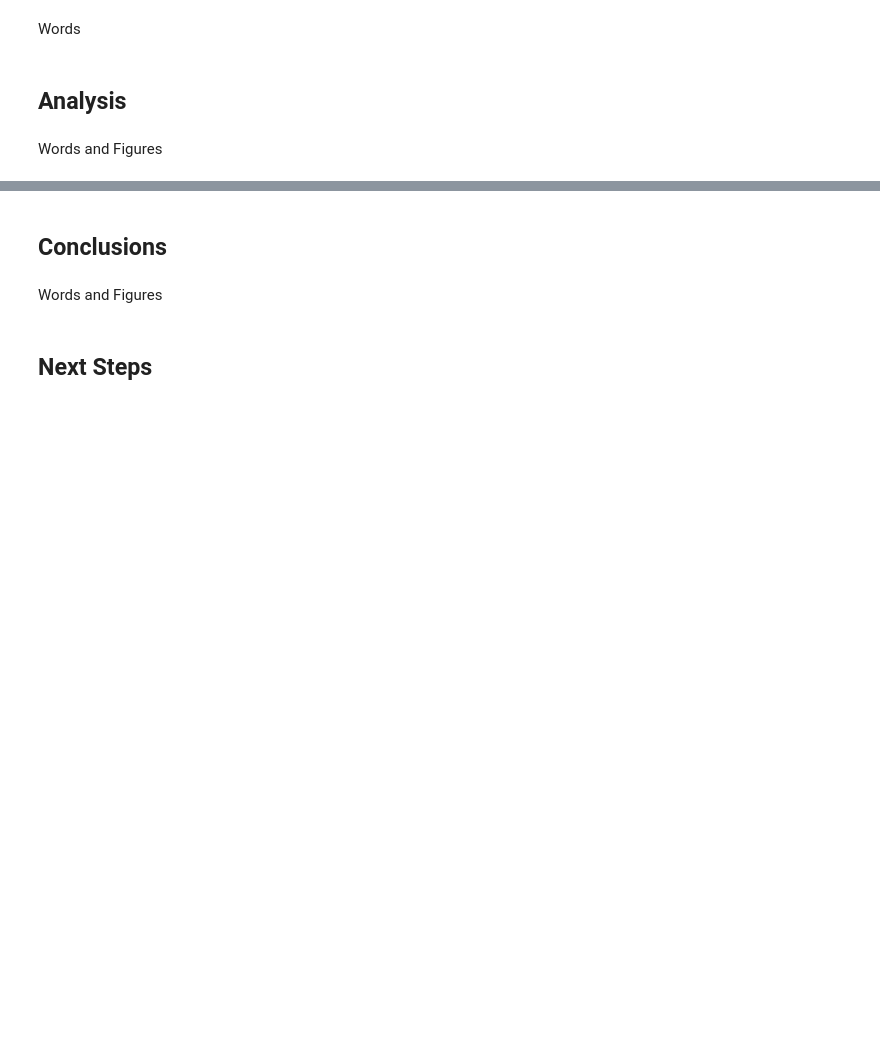
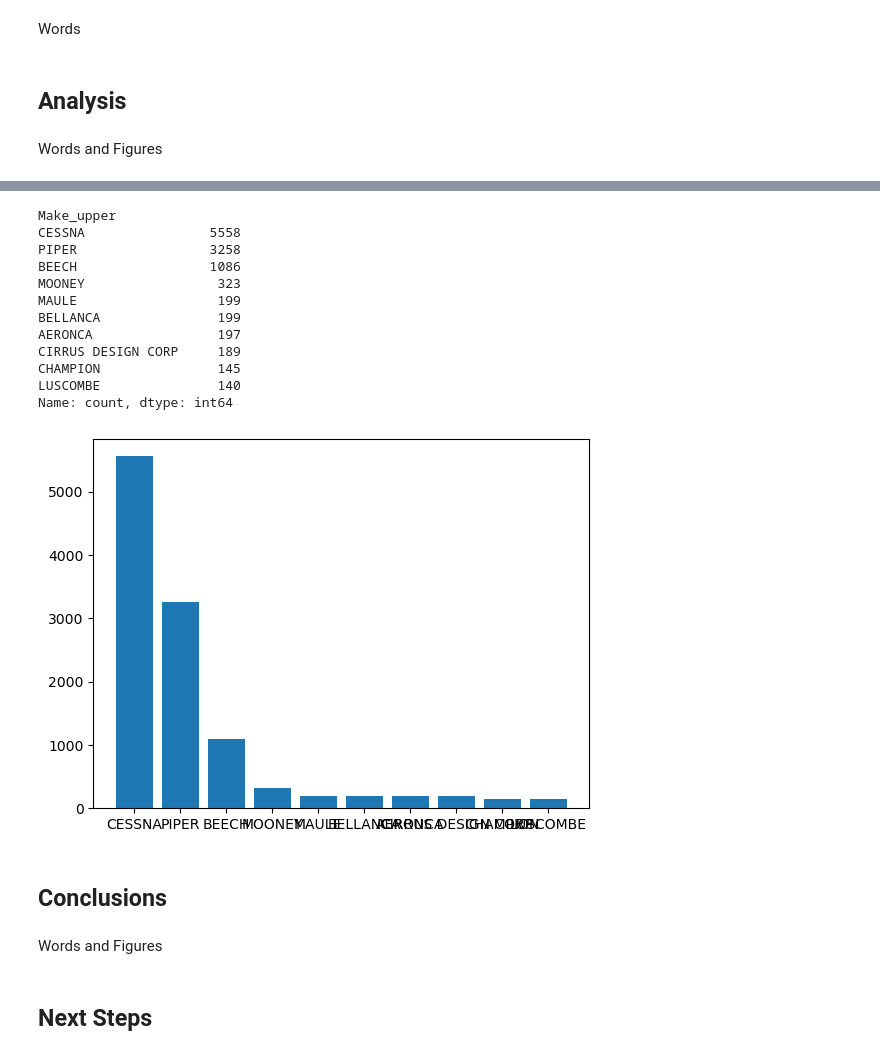
Before and after one commit to mcumiskey/Aviation-Risk-Analysis, a Jupyter notebook: aviation_base_analysis.ipynb, the cells around one changed output, grey strips where cells are left out. Cells and saved outputs as stored; diff of their text form; code cells hidden in the pictures; blank space fills up the shorter version.

```diff
--- a/aviation_base_analysis.ipynb
+++ b/aviation_base_analysis.ipynb
@@ -196,3 +245,31 @@ Words and Figures
+# %%
+#accidents per year
+fig, ax = plt.subplots()
+
+personal_flights_df = df[(df['flight_category'] == "Private")]
+
+accidents_per_model_personal = personal_flights_df['Make_upper'].value_counts()[:10]
+
+x = accidents_per_model_personal.index
+y = accidents_per_model_personal.values
+
+ax.bar(x, y)
+
+print(accidents_per_model_personal)
+# %% [output]
+Make_upper
+CESSNA                5558
+PIPER                 3258
+BEECH                 1086
+MOONEY                 323
+MAULE                  199
+BELLANCA               199
+AERONCA                197
+CIRRUS DESIGN CORP     189
+CHAMPION               145
+LUSCOMBE               140
+Name: count, dtype: int64
+[figure, added]
 # %% [markdown]
 ## Conclusions
 # %% [markdown]
```
Also changed, not shown: parts of 8 cells of this notebook, 1 other file.
